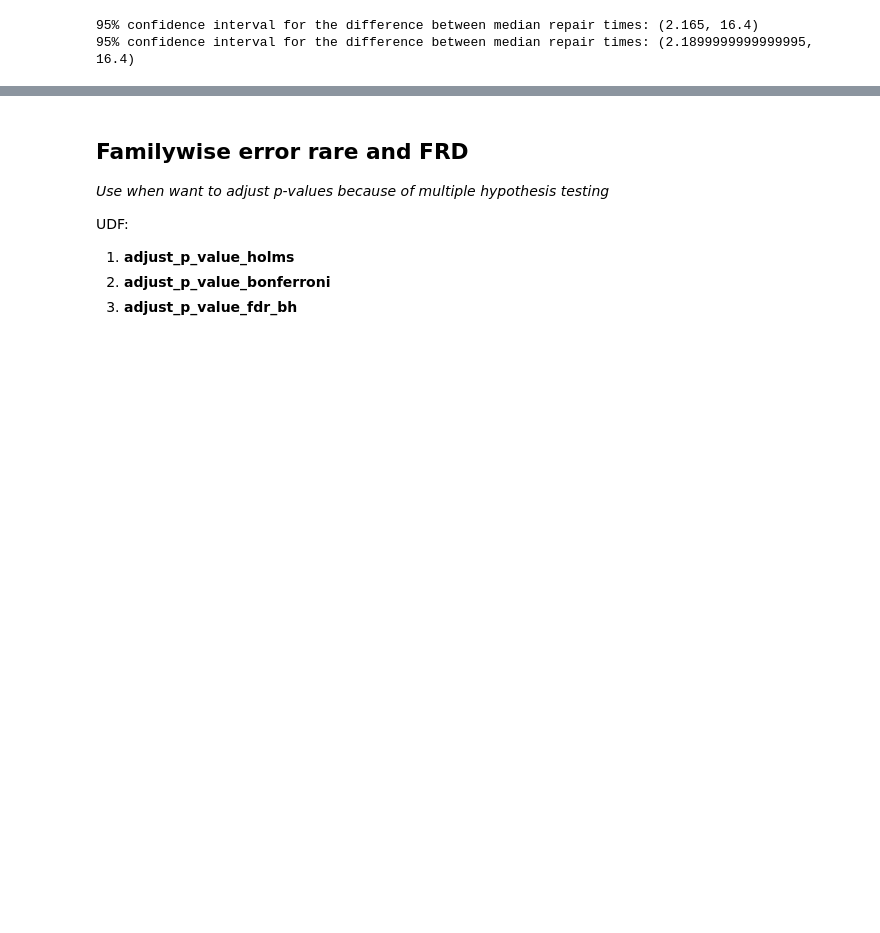
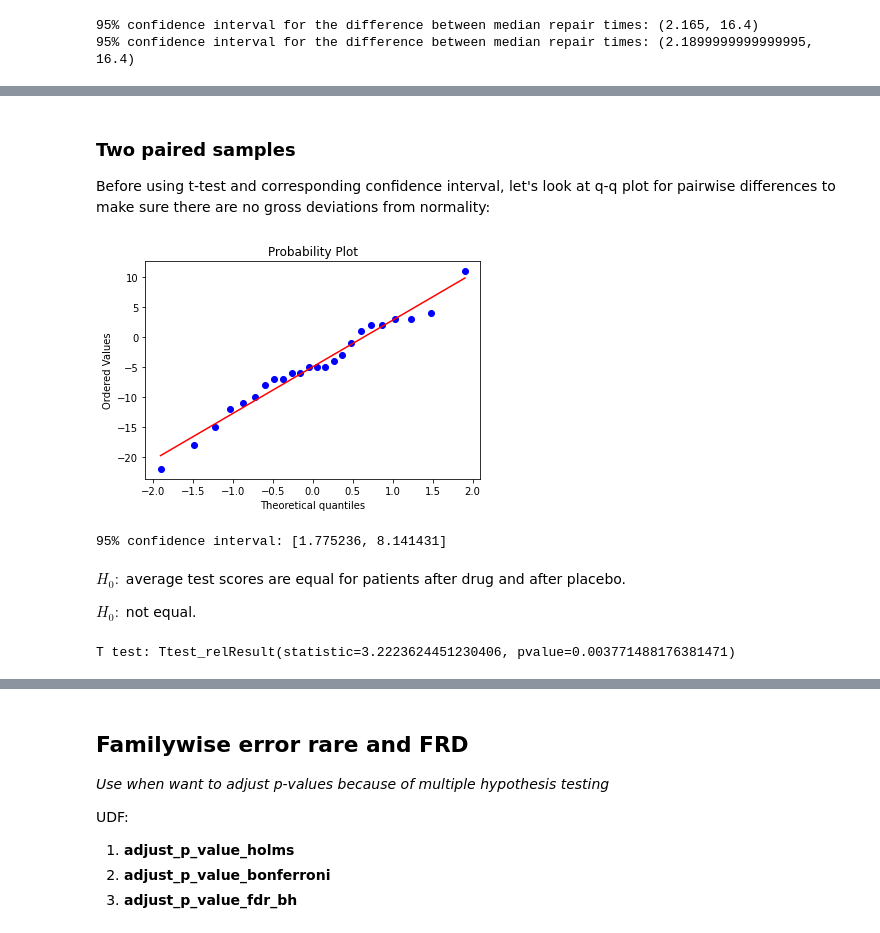
Before and after one commit to serzaraisk/Statistics, a Jupyter notebook: Statistics_cheat_notebook.ipynb, the cells around one changed output, grey strips where cells are left out. Drawn from its saved outputs; the diff is of its cells as text; code cells hidden in the pictures; blank space fills up the shorter version.

```diff
--- a/Statistics_cheat_notebook.ipynb
+++ b/Statistics_cheat_notebook.ipynb
@@ -258,0 +468,21 @@ print("95% confidence interval for the difference between median repair times:",
+# %% [markdown]
+### Two paired samples
+
+Before using t-test and corresponding confidence interval, let's look at q-q plot for pairwise differences to make sure there are no gross deviations from normality:
+# %%
+sc.stats.probplot(data.Placebo - data.Methylphenidate, dist = "norm", plot = pylab)
+pylab.show()
+# %% [output]
+[figure, added]
+# %%
+print("95%% confidence interval: [%f, %f]" % DescrStatsW(data.Methylphenidate - data.Placebo).tconfint_mean())
+# %% [output]
+95% confidence interval: [1.775236, 8.141431]
+# %% [markdown]
+$H_0\colon$ average test scores are equal for patients after drug and after placebo.
+
+$H_0\colon$ not equal.
+# %%
+print('T test:', sc.stats.ttest_rel(data.Methylphenidate, data.Placebo))
+# %% [output]
+T test: Ttest_relResult(statistic=3.2223624451230406, pvalue=0.003771488176381471)
```
Also changed, not shown: parts of 172 cells of this notebook.
